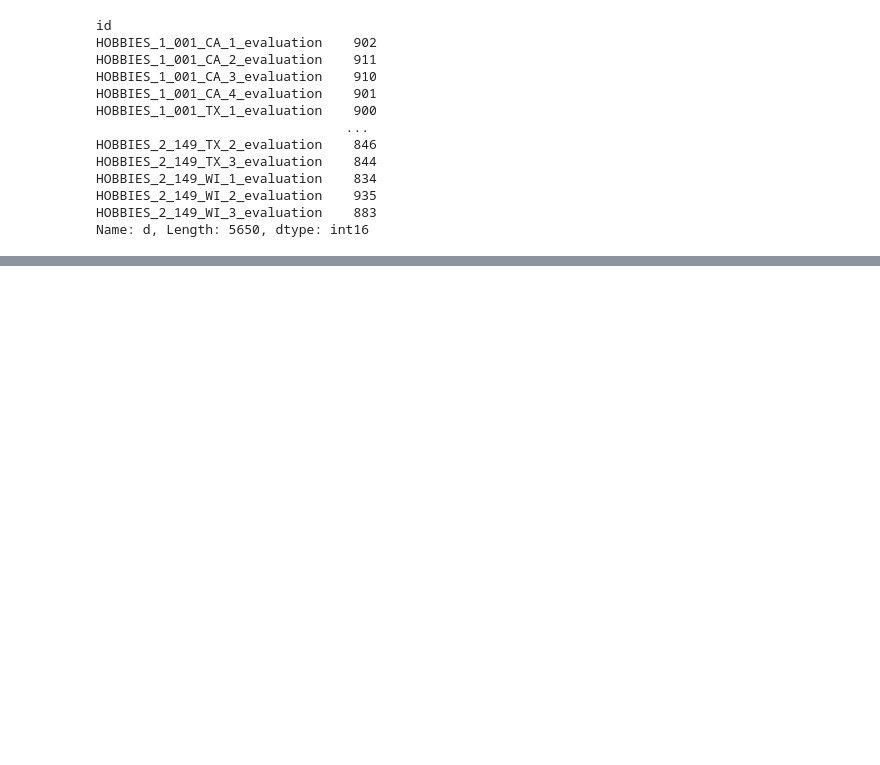
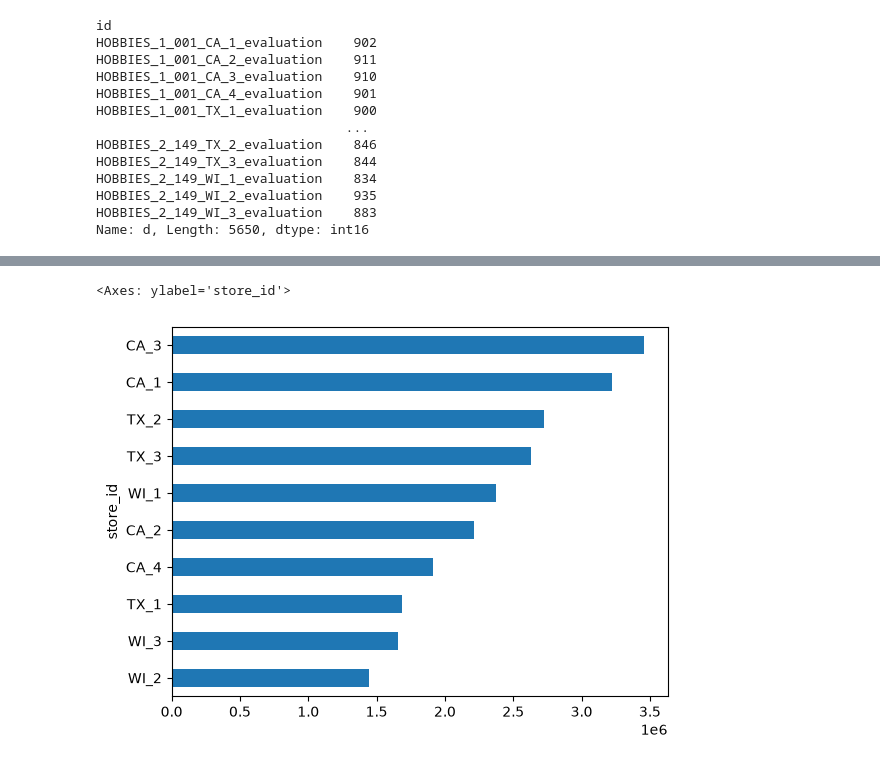
Before and after one commit to Hassan3924/M5-Forecasting, a Jupyter notebook: main.ipynb, the cells around one changed output, grey strips where cells are left out. Drawn from its saved outputs; the diff is of its cells as text; code cells hidden in the pictures; blank space fills up the shorter version.

```diff
--- a/main.ipynb
+++ b/main.ipynb
@@ -241,0 +551,5 @@ Name: d, Length: 5650, dtype: int16
+# %%
+s3.groupby('store_id')['Revenue Generated'].sum().sort_values().plot(kind = "barh")
+# %% [output]
+<Axes: ylabel='store_id'>
+[figure, added]
```
Also changed, not shown: parts of 45 cells of this notebook.
